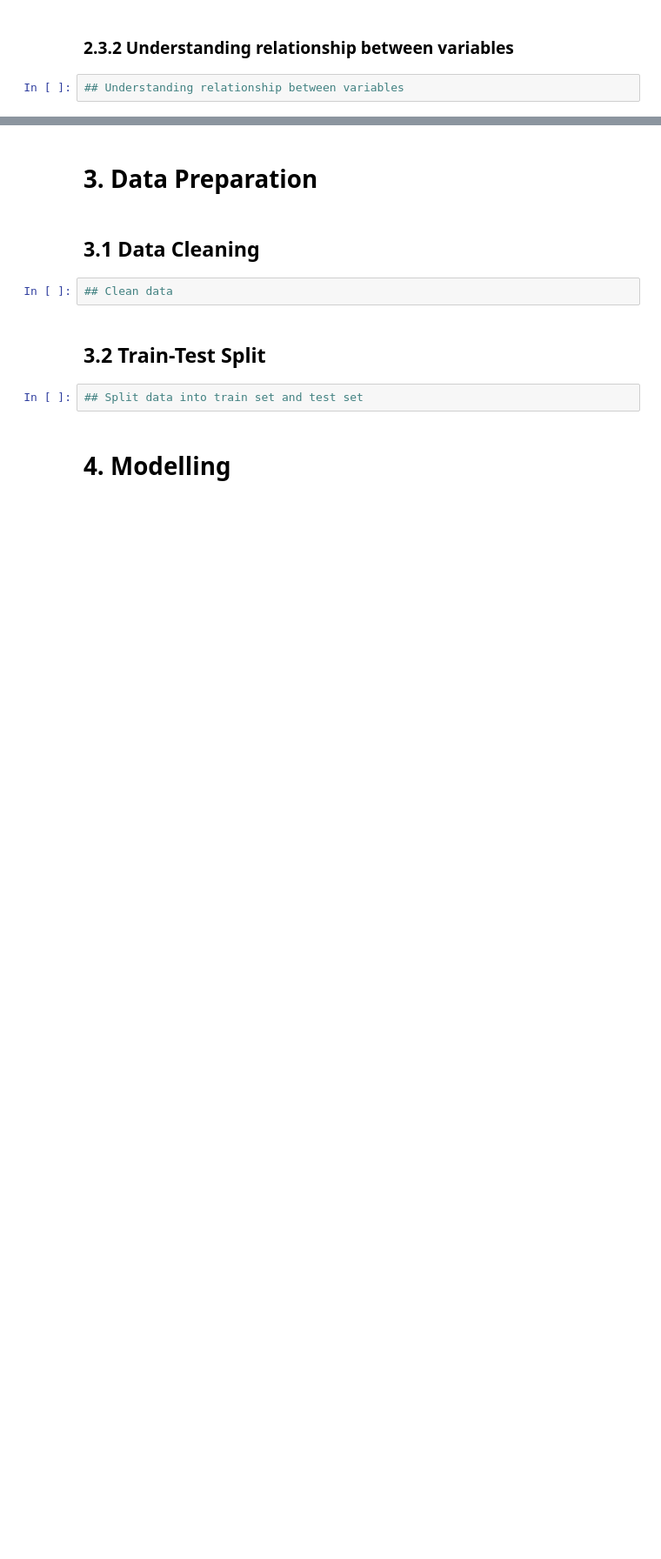
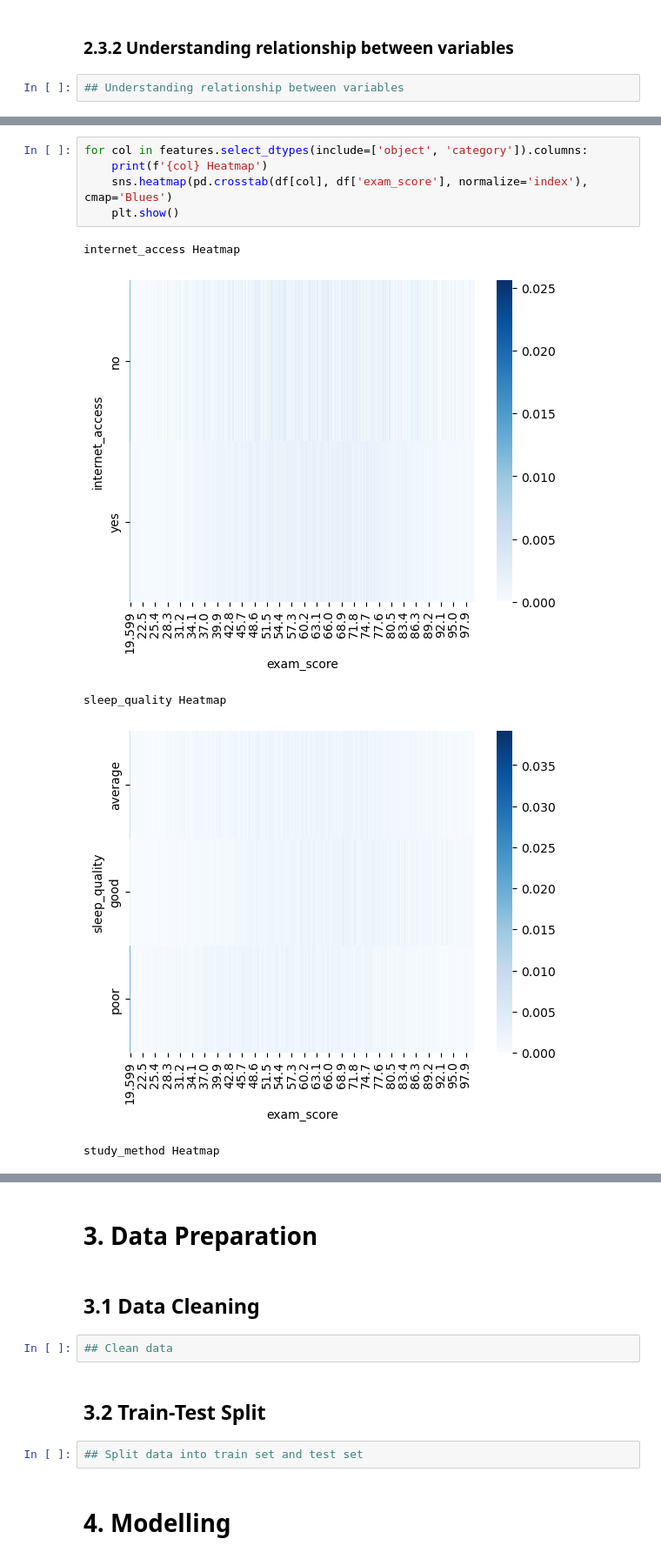
Before and after one commit to Ethan-Ang/MLDP_Ethan_2402348C, a Jupyter notebook: Ethan_Ang_2402348C.ipynb, the cells around one changed output, grey strips where cells are left out. Shown at 87% size. Saved outputs shown, nothing was run; the diff lists cells and outputs as text; blank space fills up the shorter version.

```diff
--- a/Ethan_Ang_2402348C.ipynb
+++ b/Ethan_Ang_2402348C.ipynb
@@ -215,0 +234,11 @@ Name: count, Length: 805, dtype: int64
+# %%
+for col in features.select_dtypes(include=['object', 'category']).columns:
+    print(f'{col} Heatmap')
+    sns.heatmap(pd.crosstab(df[col], df['exam_score'], normalize='index'), cmap='Blues')
+    plt.show()
+# %% [output]
+internet_access Heatmap
+[figure, added]
+sleep_quality Heatmap
+[figure, added]
+study_method Heatmap
```
Also changed, not shown: parts of 8 cells of this notebook.
